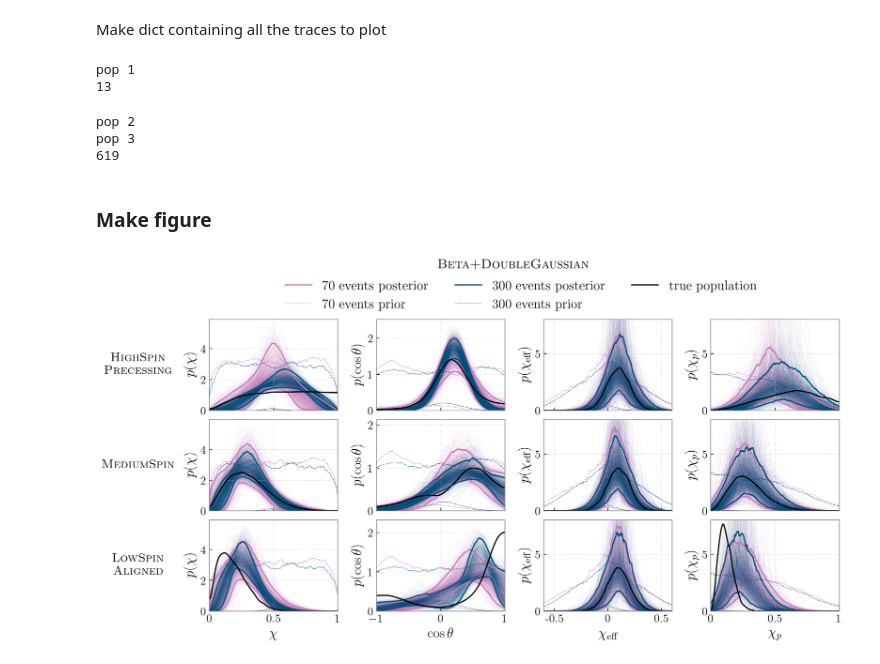
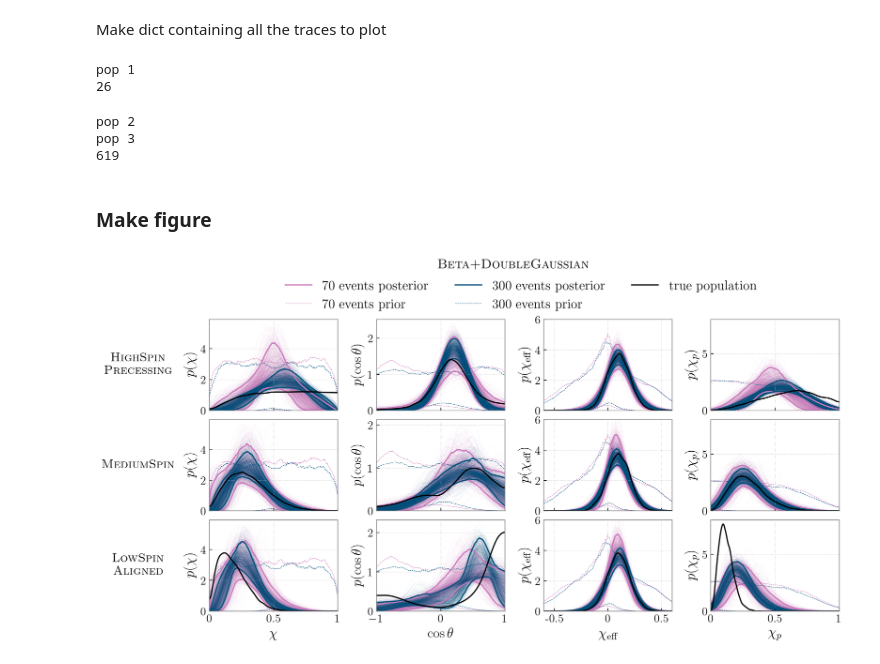
Before and after one commit to simonajmiller/measuring-bbh-component-spin, a Jupyter notebook: Figures/make_figure_02.ipynb, the cells around one changed output. Cells and saved outputs as stored; diff of their text form; code cells hidden in the pictures.

```diff
--- a/Figures/make_figure_02.ipynb
+++ b/Figures/make_figure_02.ipynb
@@ -107,7 +107,7 @@ traces_dict = {}
 nTracesMax = 1000
 
 # For chi-eff chi-p KDEs
-numDraws = 5000
+numDraws = 500
 
 # Cycle through populations and numbers of events
 for pop in pops:
@@ -168,7 +168,7 @@ for pop in pops:
     traces_dict[pop_key] = traces_pop
 # %% [output]
 pop 1
-13
+26
 pop 2
 pop 3
 619
@@ -207,10 +207,10 @@ for nevent in nevents:
         chi_effs, chi_ps = draw_chiEffs_and_chiPs_betaDoubleGauss(mu_chi, sigma_chi, mu1_cost, sigma1_cost, mu2_cost, sigma2_cost, MF_cost, Bq,
                                                                   mCut=8, n=numDraws)
 
-        chieff_kde = gaussian_kde(chi_effs, bw_method=0.5)
+        chieff_kde = gaussian_kde(chi_effs)
         p_chieff_prior[i,:] = chieff_kde(chieff_grid)
 
-        chip_kde = gaussian_kde(chi_ps, bw_method=0.5)
+        chip_kde = gaussian_kde(chi_ps)
         p_chip_prior[i,:] = chip_kde(chip_grid)
 
     prior_90CI[nevent+' events'] = {
@@ -334,37 +334,37 @@ for a in axes.T[0]:
 for a in axes.T[1]:
     a.set_ylim(0, )
 for a in axes.T[2]:
-    a.set_ylim(0,8)
+    a.set_ylim(0,6)
 for a in axes.T[3]:
     a.set_ylim(0,8)
 
 # Add legend
 axes[0][0].legend(bbox_to_anchor=(0.55, 1.04, 1., .102), loc='lower left',ncol=3, borderaxespad=0., fontsize=16)
 for ax in axes:
     for a in ax:
         a.grid(ls=':', color='silver', lw=0.5)
 
 plt.subplots_adjust(hspace=0.1, wspace=0.3)
 
 plt.suptitle(r'$\mathrm{\textsc{Beta+DoubleGaussian}}$', fontsize=16, y=1.04)
 
 for ax in axes:
     for a in ax:
         a.spines['bottom'].set_color('gray')
         a.spines['top'].set_color('gray')
         a.spines['right'].set_color('gray')
         a.spines['left'].set_color('gray')
 
 
 axes[2][0].set_xticklabels([int(0), 0.5, int(1)])
 axes[2][2].set_xticks([-0.5, int(0), 0.5])
 axes[2][2].set_xticklabels([-0.5, int(0), 0.5])
 axes[2][3].set_xticklabels([int(0), 0.5, int(1)])
 
 plt.savefig('figure_02.pdf',bbox_inches='tight')
 plt.show()
 # %% [output]
-[figure, old version]
+[figure, new version]
 # %%
 # Save to be used in Fig 12:
 
```
Also changed, not shown: 6 other files.
